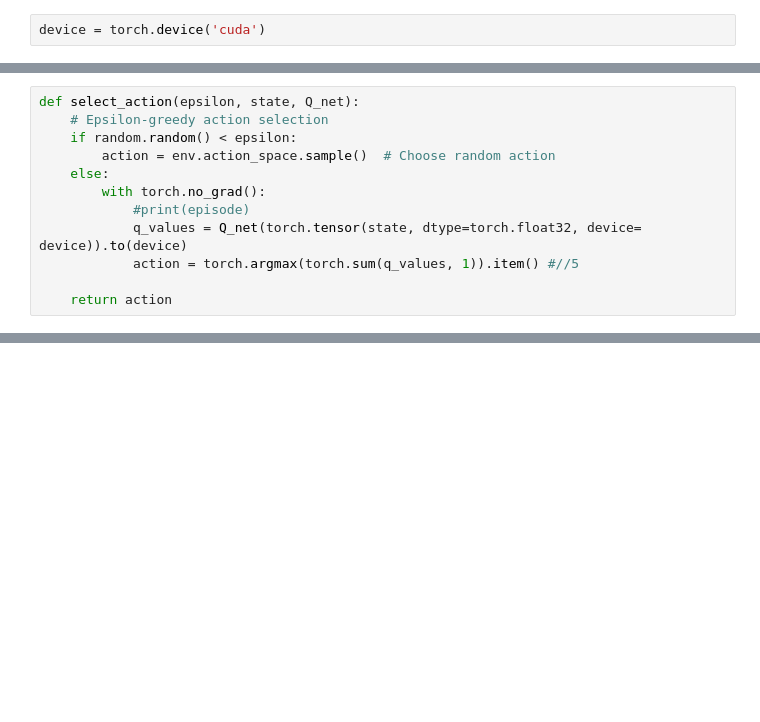
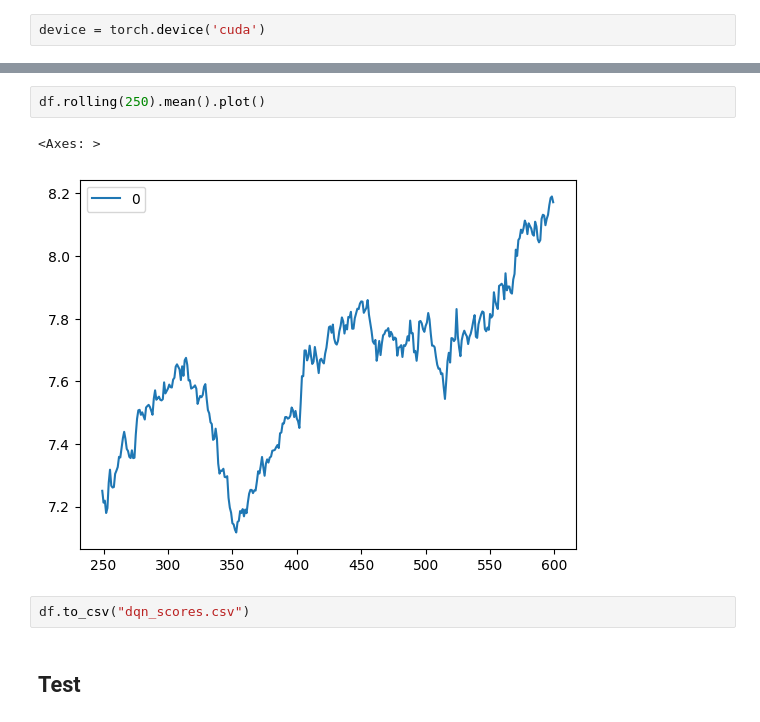
Before and after one commit to CM30359-Group-14/Group-Assignment, a Jupyter notebook: DQN_CNN.ipynb, the cells around one changed output, grey strips where cells are left out. Saved outputs shown, nothing was run; the diff lists cells and outputs as text; blank space fills up the shorter version.

```diff
--- a/DQN_CNN.ipynb
+++ b/DQN_CNN.ipynb
@@ -79,12 +143,0 @@ array([[ 1.00000000e+00,  1.00000000e+00,  2.50000000e-01,
-# %%
-def select_action(epsilon, state, Q_net):
-    # Epsilon-greedy action selection
-    if random.random() < epsilon:
-        action = env.action_space.sample()  # Choose random action
-    else:
-        with torch.no_grad():
-            #print(episode)
-            q_values = Q_net(torch.tensor(state, dtype=torch.float32, device= device)).to(device)
-            action = torch.argmax(torch.sum(q_values, 1)).item() #//5
-
-    return action
@@ -447,0 +319,9 @@ tensor([[[0.1296]],
+# %%
+df.rolling(250).mean().plot()
+# %% [output]
+<Axes: >
+[figure, added]
+# %%
+df.to_csv("dqn_scores.csv")
+# %% [markdown]
+## Test
```
Also changed, not shown: parts of 55 cells of this notebook.
